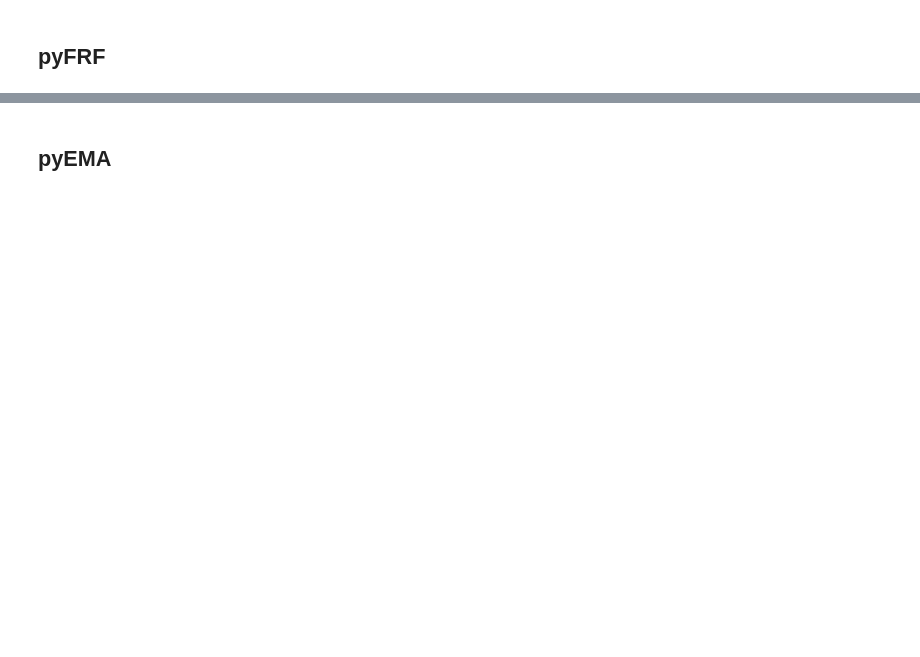
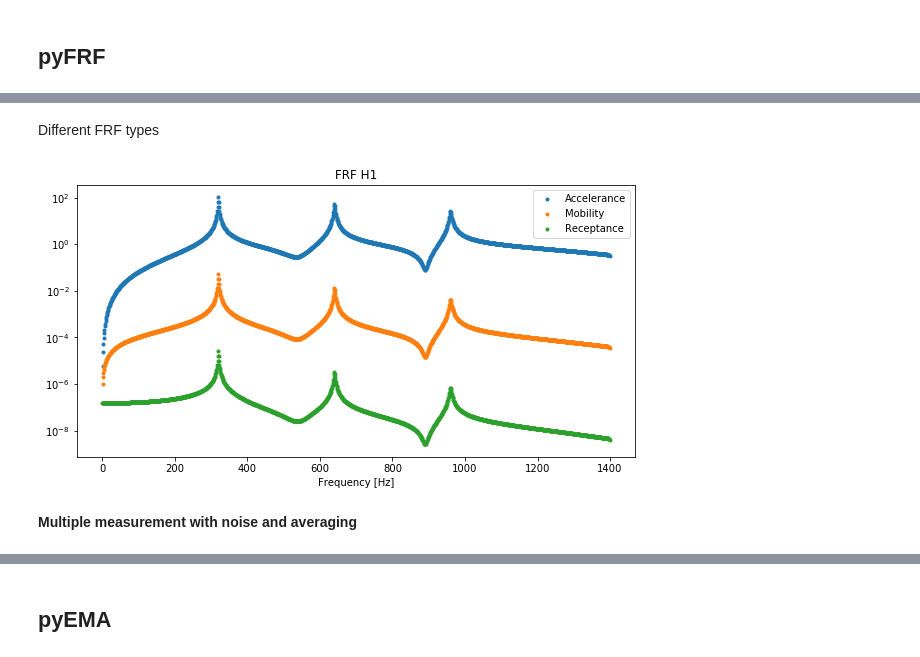
Before and after one commit to ladisk/sdPy, a Jupyter notebook: Part 1 - Open-source Python tools for structural dynamics.ipynb, the cells around one changed output, grey strips where cells are left out. Drawn from its saved outputs; the diff is of its cells as text; code cells hidden in the pictures; blank space fills up the shorter version.

```diff
--- a/Part 1 - Open-source Python tools for structural dynamics.ipynb
+++ b/Part 1 - Open-source Python tools for structural dynamics.ipynb
@@ -243,0 +353,14 @@ You should consider upgrading via the 'c:\programdata\anaconda3\python.exe -m pi
+# %% [markdown]
+Different FRF types
+# %%
+plt.figure(figsize=(10, 5))
+plt.semilogy(freq, np.abs(frf.get_FRF(form='accelerance')), '.', label='Accelerance')
+plt.semilogy(freq, np.abs(frf.get_FRF(form='mobility')), '.', label='Mobility')
+plt.semilogy(freq, np.abs(frf.get_FRF(form='receptance')), '.', label='Receptance')
+plt.title('FRF H1')
+plt.xlabel('Frequency [Hz]')
+plt.legend();
+# %% [output]
+[figure, added]
+# %% [markdown]
+**Multiple measurement with noise and averaging**
```
Also changed, not shown: parts of 88 cells of this notebook, 5 other files.
